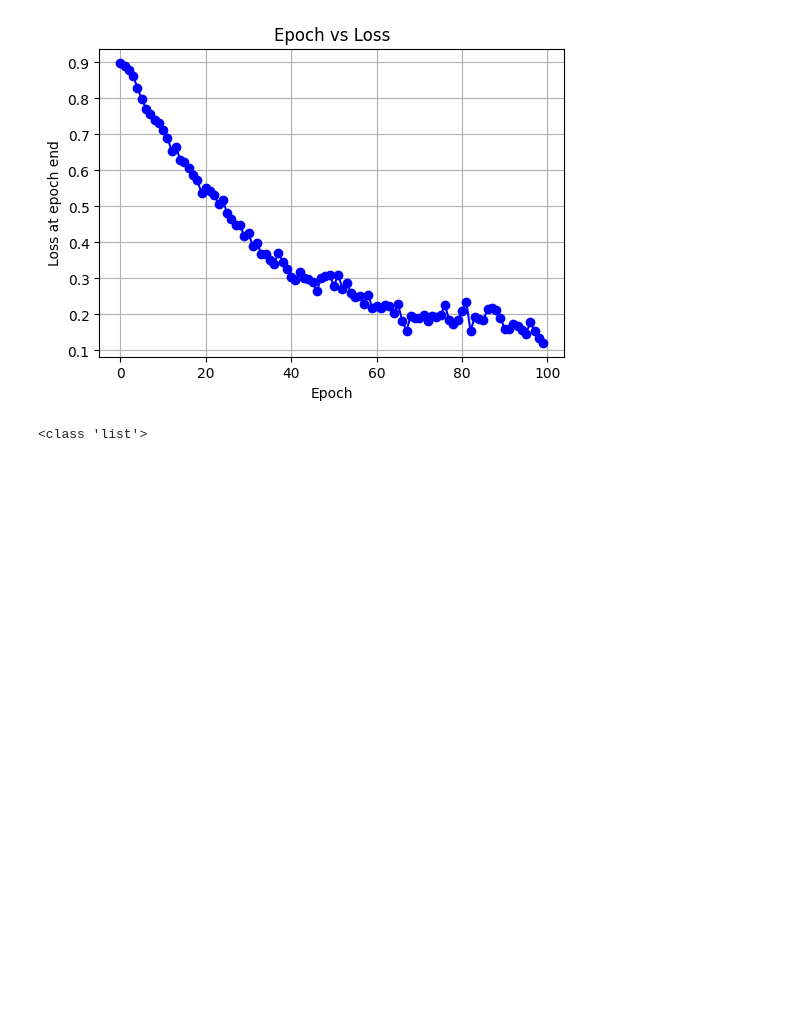
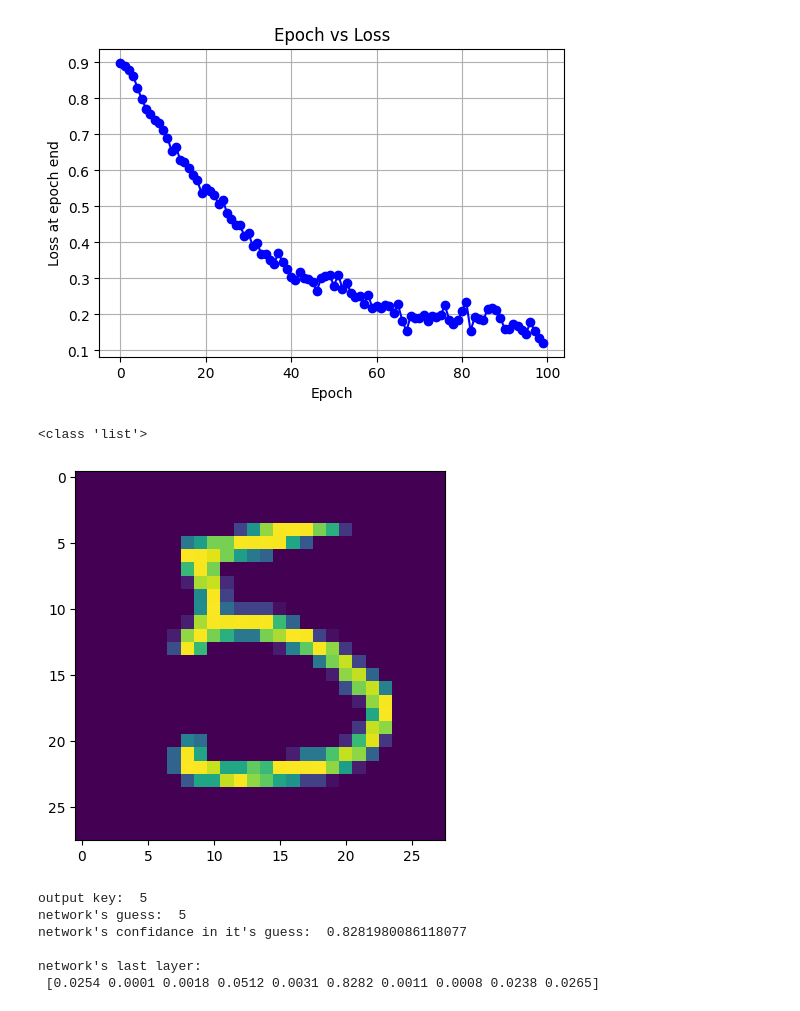
Before and after one commit to Jonathan-Lussier/MNIST_digit_classifier, a Jupyter notebook: basic_nn.ipynb, the cells around one changed output. Cells and saved outputs as stored; diff of their text form; code cells hidden in the pictures; blank space fills up the shorter version.

```diff
--- a/basic_nn.ipynb
+++ b/basic_nn.ipynb
@@ -346,40 +343,49 @@ print(net.layers[-1])
 # %%
+#if you want to load a network, and it's weights and balences from memory and run it:
+
 import pickle
-
-with open("n_net_with_weights.pkl", "rb") as f:
+filename_to_open = "nn_training_04222025_174129.pkl"  #this should be the filename of the network and weights you wan to load
+with open(filename_to_open, "rb") as f:
     net_loaded = pickle.load(f)
 
 f = open("MNIST/t10k-images.idx3-ubyte", 'rb')
 
 image_size = 28
 num_images = 50
-choice = 15
+choice = 15 #this can be changed to any int less than num_images to change which test image you use
 
 try:
     f.read(16)
 except UnicodeDecodeError as error:
     print(error)
     print("utf-8 error is usally due to binary format")
-
-
 buf = f.read(image_size * image_size * num_images)
 data = np.frombuffer(buf, dtype=np.uint8).astype(np.float32)
 batch = data.reshape(num_images, 28*28)
 data = data.reshape(num_images, image_size, image_size, 1)
 
 import matplotlib.pyplot as plt
 image = np.asarray(data[choice]).squeeze()
 plt.imshow(image)
 plt.show()
 
 l = open("MNIST/t10k-labels.idx1-ubyte",'rb')
 l.read(8)
 buf = l.read(10000)
 labels = np.frombuffer(buf, dtype=np.uint8).astype(np.int64)
-print(labels[choice])
+print("output key: ",labels[choice])
 
 inlayer = batch[choice]
 net_loaded = forward(inlayer, net_loaded)
 np.set_printoptions(precision=4, suppress=True)
-print(net_loaded.layers[-1])
-print(np.argmax(net_loaded.layers[-1]))
+print("network's guess: ", np.argmax(net_loaded.layers[-1]))
+print("network's confidance in it's guess: ", net_loaded.layers[-1][np.argmax(net_loaded.layers[-1])])
+print("\nnetwork's last layer:\n",net_loaded.layers[-1], '\n')
+# %% [output]
+[figure, added]
+output key:  5
+network's guess:  5
+network's confidance in it's guess:  0.8281980086118077
+
+network's last layer:
+ [0.0254 0.0001 0.0018 0.0512 0.0031 0.8282 0.0011 0.0008 0.0238 0.0265]
```
Also changed, not shown: parts of 2 cells of this notebook.
